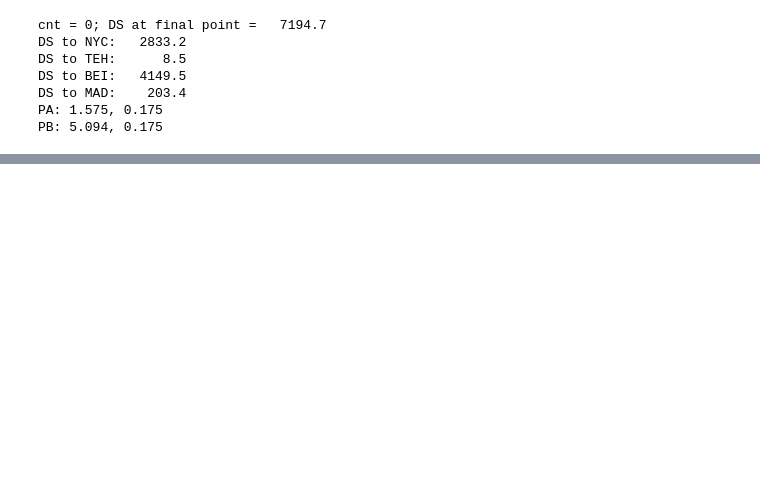
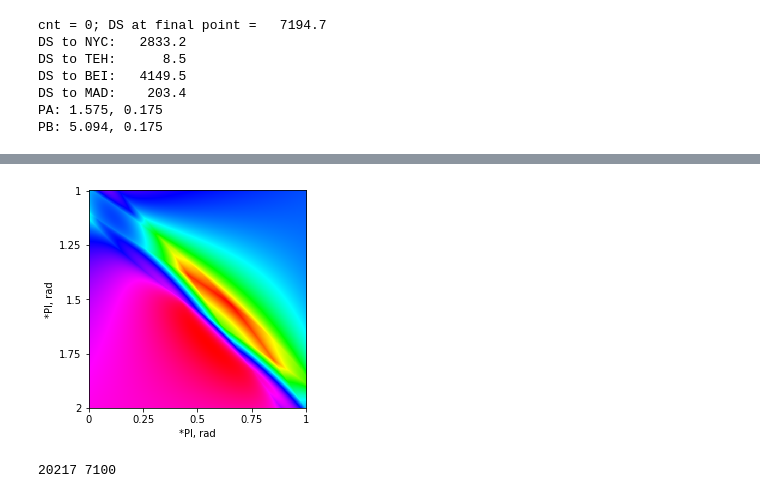
Before and after one commit to Rigonz/GeoDist, a Jupyter notebook: Notebook/GeoDist R0.ipynb, the cells around one changed output, grey strips where cells are left out. Drawn from its saved outputs; the diff is of its cells as text; code cells hidden in the pictures; blank space fills up the shorter version.

```diff
--- a/Notebook/GeoDist R0.ipynb
+++ b/Notebook/GeoDist R0.ipynb
@@ -396,0 +435,13 @@ imgAr.save(FileNameOut2)
+# %%
+# On the initial RGB space.
+fig, ax = plt.subplots()
+ax.imshow(imgA)
+ax.set_xticks(XYT)
+ax.set_yticks(XYT)
+ax.set_xticklabels(XL)
+ax.set_yticklabels(YL)
+ax.set_xlabel(LBL)
+ax.set_ylabel(LBL)
+plt.show()
+# %% [output]
+[figure, added]
@@ -396,0 +452,19 @@ imgAr.save(FileNameOut2)
+# %%
+# Picture of the results.
+Npix = 400
+RESm = np.zeros((Npix, Npix), dtype = int)
+i = 0
+for A in np.linspace(0.4*pi, 0.6*pi, Npix, endpoint = False):
+    j = 0
+    for B in np.linspace(1.5*pi, 1.7*pi, Npix, endpoint = False):
+        PA  = ['PA', A, radians(10.)]
+        PB  = ['PB', B, radians(10.)]
+        DS  = f_sum(PA, PB, CRD)
+        RESm[i, j] = int(DS)
+        j += 1
+    i += 1
+
+# Take a look:
+print (RESm.max(), RESm.min())
+# %% [output]
+20217 7100
```
Also changed, not shown: parts of 10 cells of this notebook.
